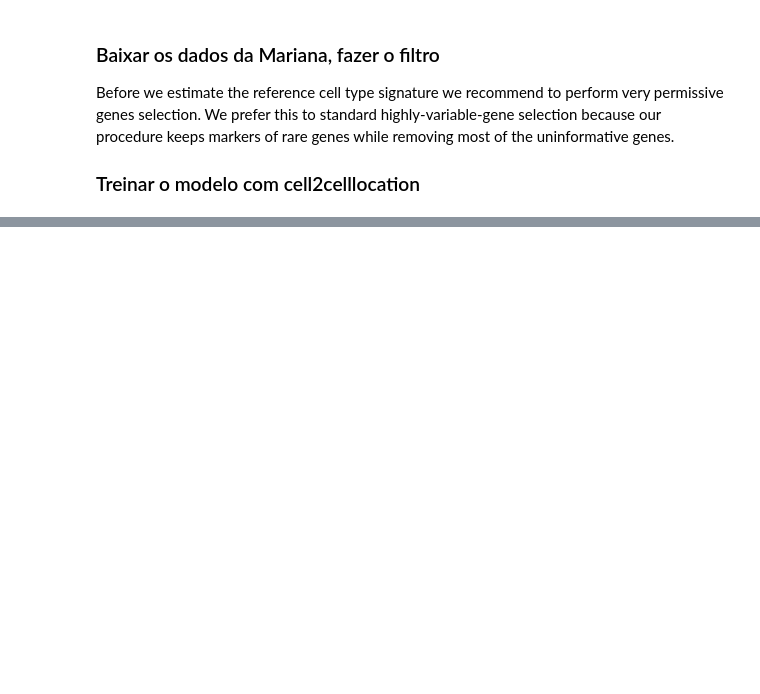
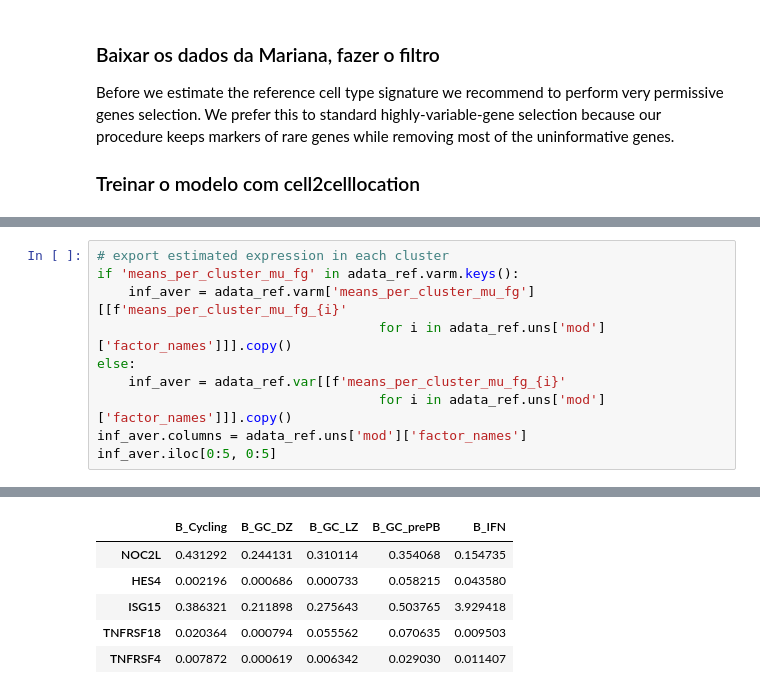
Before and after one commit to sysbiolab/hexcore-project, a Jupyter notebook: notebooks/poc_spatial_transcriptomic.ipynb, the cells around one changed output, grey strips where cells are left out. Saved outputs shown, nothing was run; the diff lists cells and outputs as text; blank space fills up the shorter version.

```diff
--- a/notebooks/poc_spatial_transcriptomic.ipynb
+++ b/notebooks/poc_spatial_transcriptomic.ipynb
@@ -227,0 +300,11 @@ Before we estimate the reference cell type signature we recommend to perform ver
+# %%
+# export estimated expression in each cluster
+if 'means_per_cluster_mu_fg' in adata_ref.varm.keys():
+    inf_aver = adata_ref.varm['means_per_cluster_mu_fg'][[f'means_per_cluster_mu_fg_{i}'
+                                    for i in adata_ref.uns['mod']['factor_names']]].copy()
+else:
+    inf_aver = adata_ref.var[[f'means_per_cluster_mu_fg_{i}'
+                                    for i in adata_ref.uns['mod']['factor_names']]].copy()
+inf_aver.columns = adata_ref.uns['mod']['factor_names']
+inf_aver.iloc[0:5, 0:5]
+# %% [output]
@@ -227,0 +312,6 @@ Before we estimate the reference cell type signature we recommend to perform ver
+|  | B_Cycling | B_GC_DZ | B_GC_LZ | B_GC_prePB | B_IFN |
+| NOC2L | 0.431292 | 0.244131 | 0.310114 | 0.354068 | 0.154735 |
+| HES4 | 0.002196 | 0.000686 | 0.000733 | 0.058215 | 0.043580 |
+| ISG15 | 0.386321 | 0.211898 | 0.275643 | 0.503765 | 3.929418 |
+| TNFRSF18 | 0.020364 | 0.000794 | 0.055562 | 0.070635 | 0.009503 |
+| TNFRSF4 | 0.007872 | 0.000619 | 0.006342 | 0.029030 | 0.011407 |
```
Also changed, not shown: parts of 14 cells of this notebook, 5 other files.
